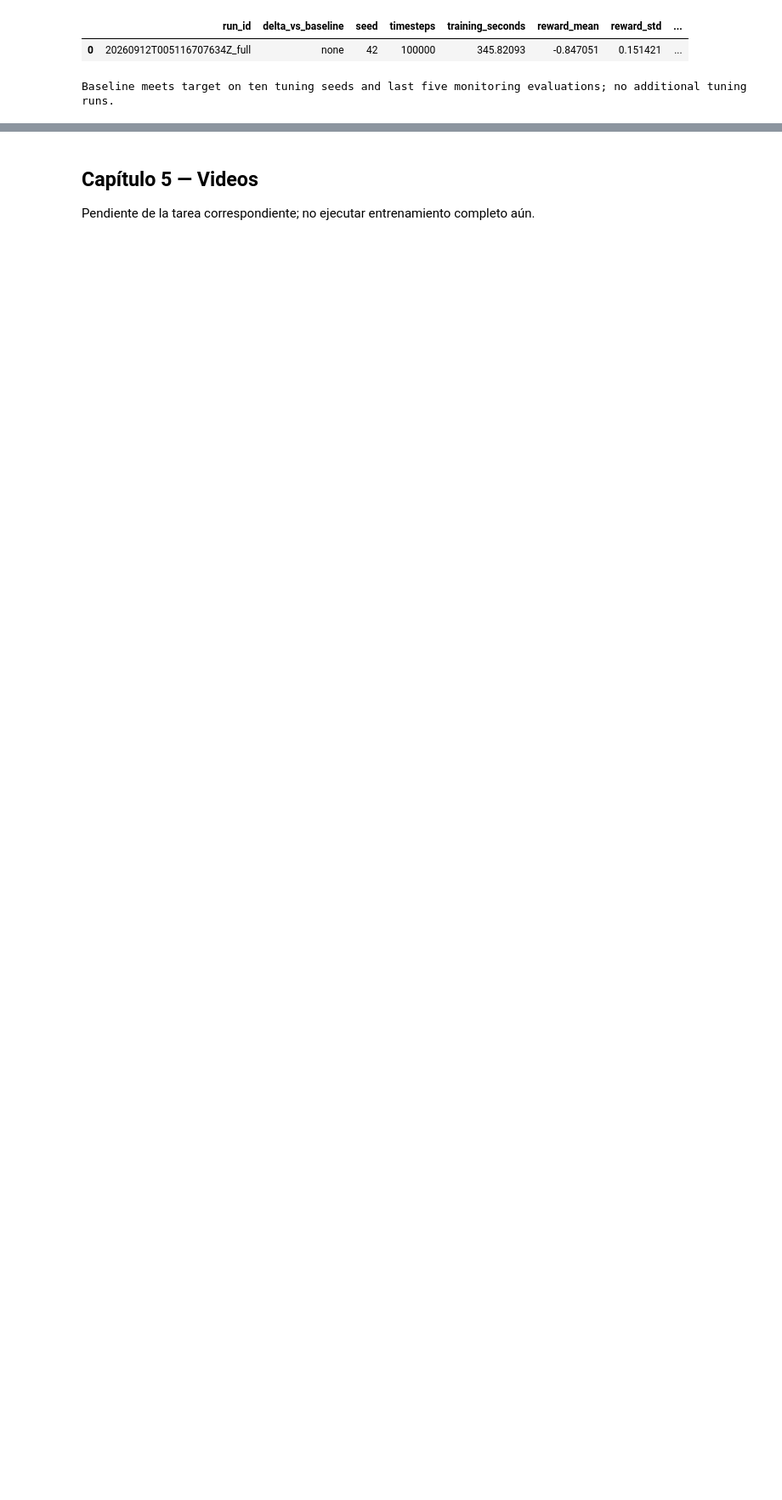
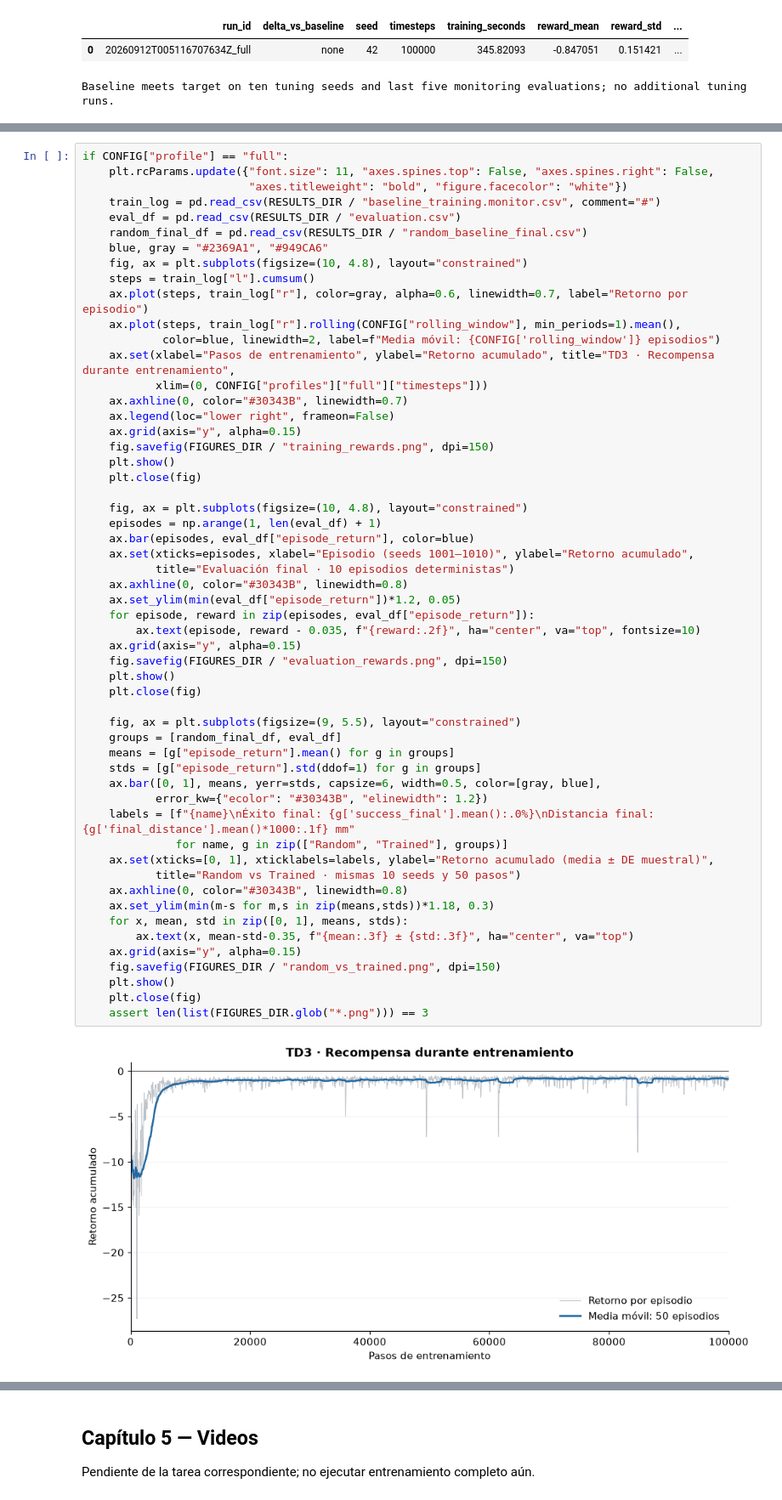
Before and after one commit to j-mauro-r/reinforcement_learning_reto_2, a Jupyter notebook: 2-FetchReachDense/FetchReachDense.ipynb, the cells around one changed output, grey strips where cells are left out. Shown at 85% size. Drawn from its saved outputs; the diff is of its cells as text; blank space fills up the shorter version.

Commit message:
feat(fetch): Evaluate held-out episodes and generate three evidence plots — Task 8 of PLAN_fetch_reach_dense

```diff
--- a/2-FetchReachDense/FetchReachDense.ipynb
+++ b/2-FetchReachDense/FetchReachDense.ipynb
@@ -648,0 +707,57 @@ Pendiente de la tarea correspondiente; no ejecutar entrenamiento completo aún.
+# %%
+if CONFIG["profile"] == "full":
+    plt.rcParams.update({"font.size": 11, "axes.spines.top": False, "axes.spines.right": False,
+                         "axes.titleweight": "bold", "figure.facecolor": "white"})
+    train_log = pd.read_csv(RESULTS_DIR / "baseline_training.monitor.csv", comment="#")
+    eval_df = pd.read_csv(RESULTS_DIR / "evaluation.csv")
+    random_final_df = pd.read_csv(RESULTS_DIR / "random_baseline_final.csv")
+    blue, gray = "#2369A1", "#949CA6"
+    fig, ax = plt.subplots(figsize=(10, 4.8), layout="constrained")
+    steps = train_log["l"].cumsum()
+    ax.plot(steps, train_log["r"], color=gray, alpha=0.6, linewidth=0.7, label="Retorno por episodio")
+    ax.plot(steps, train_log["r"].rolling(CONFIG["rolling_window"], min_periods=1).mean(),
+            color=blue, linewidth=2, label=f"Media móvil: {CONFIG['rolling_window']} episodios")
+    ax.set(xlabel="Pasos de entrenamiento", ylabel="Retorno acumulado", title="TD3 · Recompensa durante entrenamiento",
+           xlim=(0, CONFIG["profiles"]["full"]["timesteps"]))
+    ax.axhline(0, color="#30343B", linewidth=0.7)
+    ax.legend(loc="lower right", frameon=False)
+    ax.grid(axis="y", alpha=0.15)
+    fig.savefig(FIGURES_DIR / "training_rewards.png", dpi=150)
+    plt.show()
+    plt.close(fig)
+
+    fig, ax = plt.subplots(figsize=(10, 4.8), layout="constrained")
+    episodes = np.arange(1, len(eval_df) + 1)
+    ax.bar(episodes, eval_df["episode_return"], color=blue)
+    ax.set(xticks=episodes, xlabel="Episodio (seeds 1001–1010)", ylabel="Retorno acumulado",
+           title="Evaluación final · 10 episodios deterministas")
+    ax.axhline(0, color="#30343B", linewidth=0.8)
+    ax.set_ylim(min(eval_df["episode_return"])*1.2, 0.05)
+    for episode, reward in zip(episodes, eval_df["episode_return"]):
+        ax.text(episode, reward - 0.035, f"{reward:.2f}", ha="center", va="top", fontsize=10)
+    ax.grid(axis="y", alpha=0.15)
+    fig.savefig(FIGURES_DIR / "evaluation_rewards.png", dpi=150)
+    plt.show()
+    plt.close(fig)
+
+    fig, ax = plt.subplots(figsize=(9, 5.5), layout="constrained")
+    groups = [random_final_df, eval_df]
+    means = [g["episode_return"].mean() for g in groups]
+    stds = [g["episode_return"].std(ddof=1) for g in groups]
+    ax.bar([0, 1], means, yerr=stds, capsize=6, width=0.5, color=[gray, blue],
+           error_kw={"ecolor": "#30343B", "elinewidth": 1.2})
+    labels = [f"{name}\nÉxito final: {g['success_final'].mean():.0%}\nDistancia final: {g['final_distance'].mean()*1000:.1f} mm"
+              for name, g in zip(["Random", "Trained"], groups)]
+    ax.set(xticks=[0, 1], xticklabels=labels, ylabel="Retorno acumulado (media ± DE muestral)",
+           title="Random vs Trained · mismas 10 seeds y 50 pasos")
+    ax.axhline(0, color="#30343B", linewidth=0.8)
+    ax.set_ylim(min(m-s for m,s in zip(means,stds))*1.18, 0.3)
+    for x, mean, std in zip([0, 1], means, stds):
+        ax.text(x, mean-std-0.35, f"{mean:.3f} ± {std:.3f}", ha="center", va="top")
+    ax.grid(axis="y", alpha=0.15)
+    fig.savefig(FIGURES_DIR / "random_vs_trained.png", dpi=150)
+    plt.show()
+    plt.close(fig)
+    assert len(list(FIGURES_DIR.glob("*.png"))) == 3
+# %% [output]
+[figure, added]
```
Also changed, not shown: parts of 3 cells of this notebook, 7 other files.
